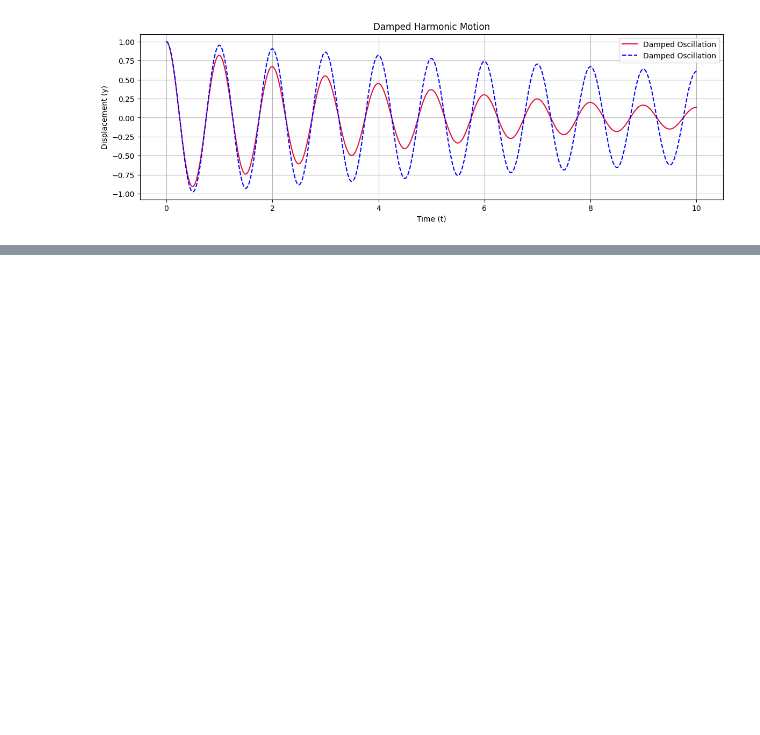
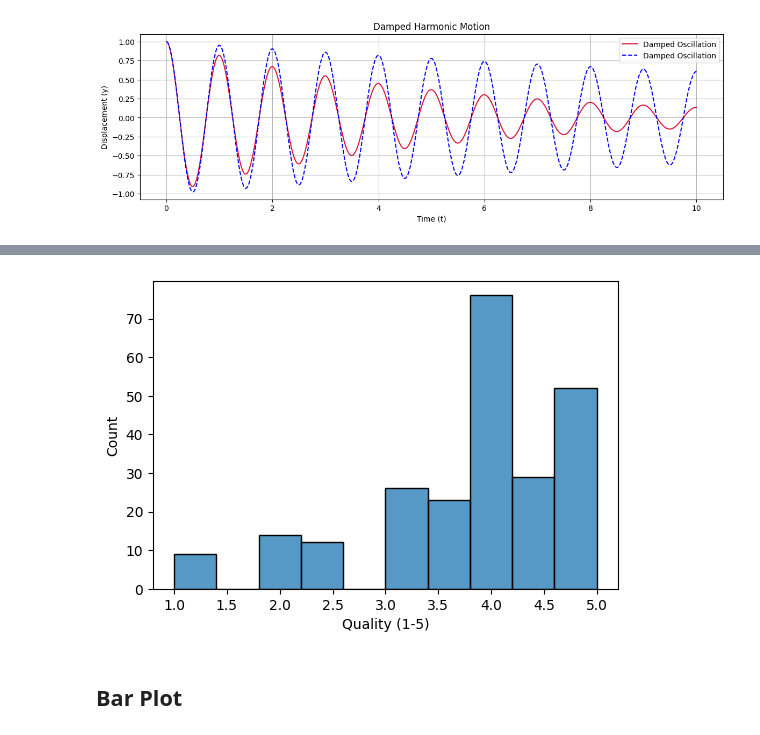
Before and after one commit to arunishere/PythonV14Main, a Jupyter notebook: VisualAnalysis.ipynb, the cells around one changed output, grey strips where cells are left out. Saved outputs shown, nothing was run; the diff lists cells and outputs as text; code cells hidden in the pictures; blank space fills up the shorter version.

```diff
--- a/PlottingLine.ipynb
+++ b/VisualAnalysis.ipynb
@@ -134,0 +177,8 @@ plt.show()
+# %%
+plt.figure(figsize=(6,4))
+sns.histplot(df['Quality (1-5)'], bins = 10)
+plt.show()
+# %% [output]
+[figure, added]
+# %% [markdown]
+## Bar Plot
```
Also changed, not shown: parts of 23 cells of this notebook.
